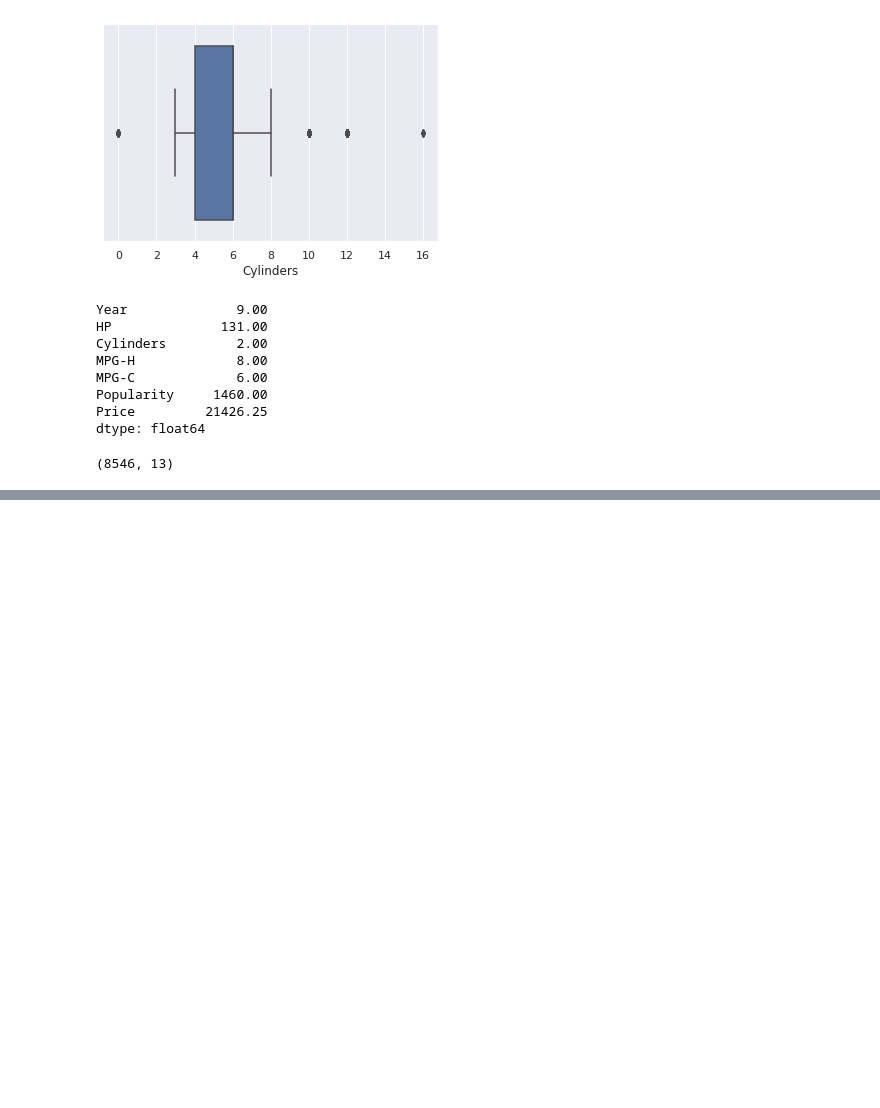
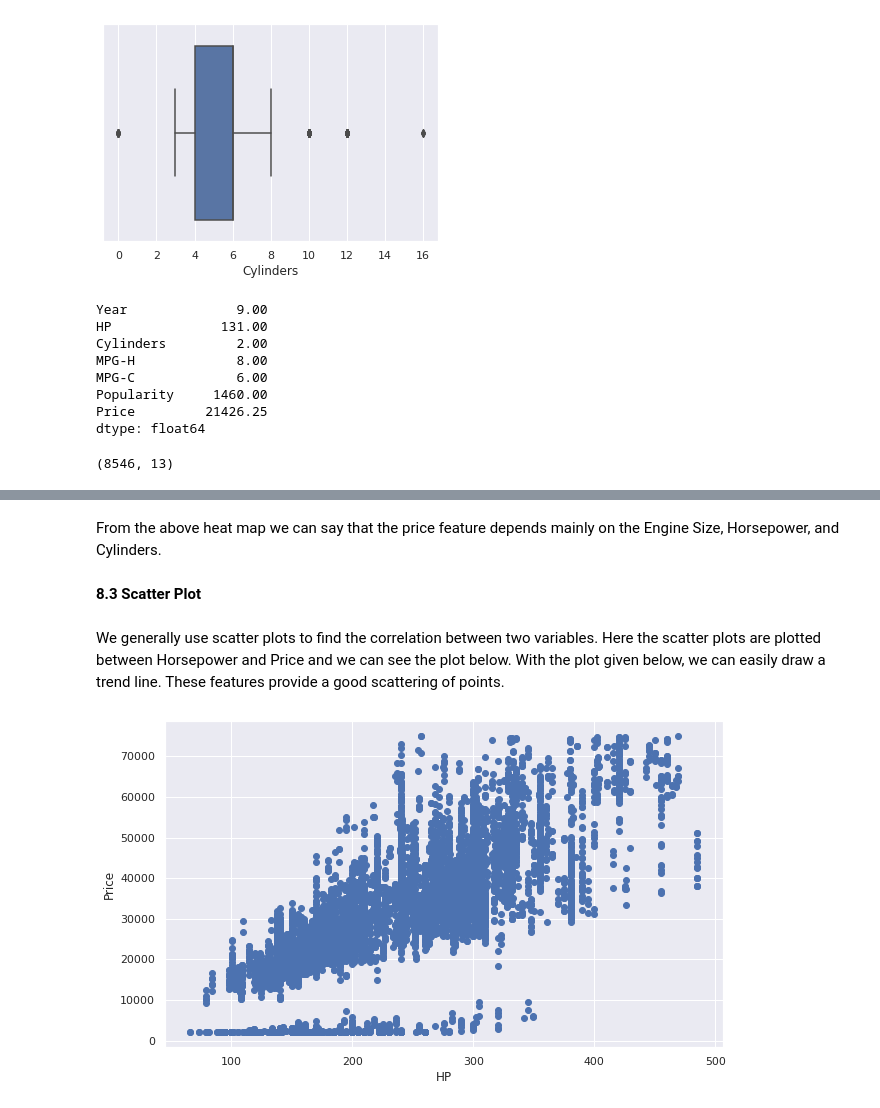
Before and after one commit to muskanmili/ML_EDA_cars, a Jupyter notebook: MLInternshipProject.ipynb, the cells around one changed output, grey strips where cells are left out. Drawn from its saved outputs; the diff is of its cells as text; code cells hidden in the pictures; blank space fills up the shorter version.

```diff
--- a/MLInternshipProject.ipynb
+++ b/MLInternshipProject.ipynb
@@ -283,0 +387,15 @@ df.shape
+# %% [markdown]
+From the above heat map we can say that the price feature depends mainly on the Engine Size, Horsepower, and Cylinders.
+# %% [markdown]
+**8.3 Scatter Plot**
+# %% [markdown]
+We generally use scatter plots to find the correlation between two variables. Here the scatter plots are plotted between Horsepower and Price and we can see the plot below. With the plot given below, we can easily draw a trend line. These features provide a good scattering of points.
+# %%
+# Plotting a scatter plot
+fig, ax = plt.subplots(figsize=(10,6))
+ax.scatter(df['HP'], df['Price'])
+ax.set_xlabel('HP')
+ax.set_ylabel('Price')
+plt.show()
+# %% [output]
+[figure, added]
```
Also changed, not shown: parts of 43 cells of this notebook.
